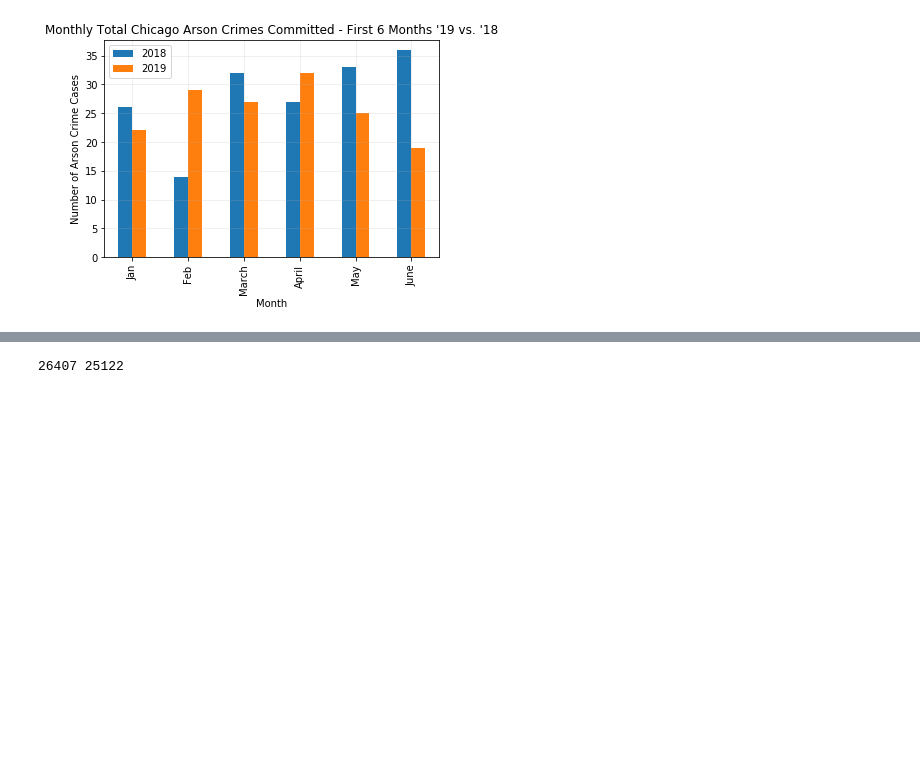
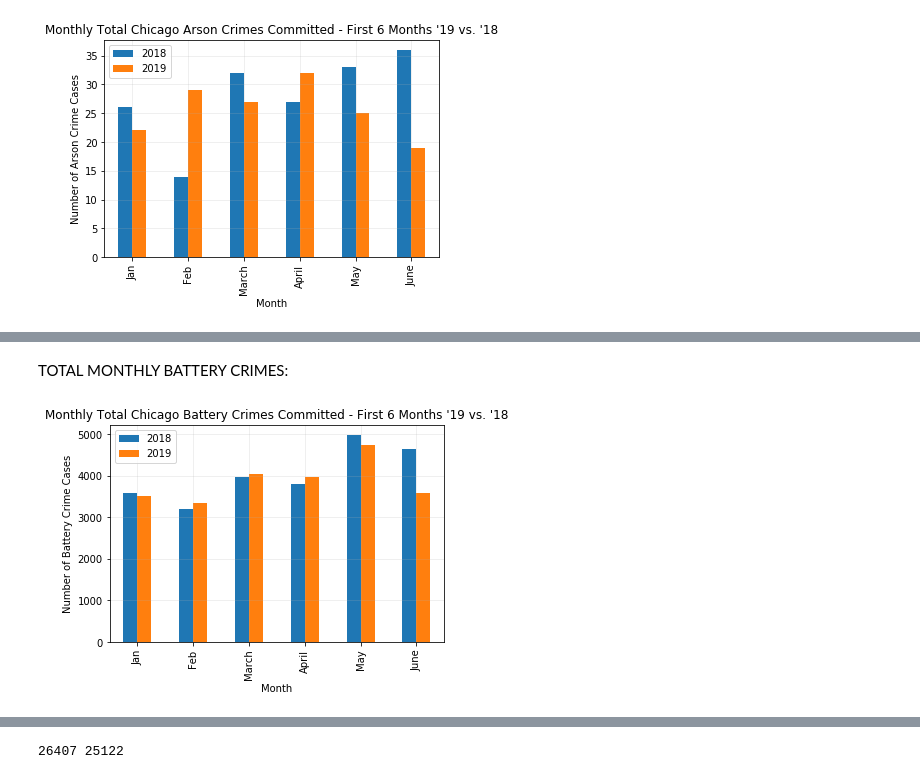
Before and after one commit to ELLowe/20190622_Group_1, a Jupyter notebook: esther_main.ipynb, the cells around one changed output, grey strips where cells are left out. Saved outputs shown, nothing was run; the diff lists cells and outputs as text; code cells hidden in the pictures; blank space fills up the shorter version.

```diff
--- a/esther_main.ipynb
+++ b/esther_main.ipynb
@@ -549,0 +569,40 @@ plt.show()
+# %% [markdown]
+TOTAL MONTHLY BATTERY CRIMES:
+# %%
+#Monthly Battery Crimes:
+battery_6mo_18 = battery_6mo_2018_df['Month'].value_counts(sort=False)
+battery_6mo_19 = battery_6mo_2019_df['Month'].value_counts(sort=False)
+battery_18_tuples = [tuple((x, y)) for x, y in battery_6mo_18.items()]
+battery_19_tuples = [tuple((x, y)) for x, y in battery_6mo_19.items()]
+
+# Summing Crime By Month For Each Year, Merging into one dataframe:
+monthly_sum_6mo_18_battery_df = pd.DataFrame(battery_18_tuples)
+monthly_sum_6mo_19_battery_df = pd.DataFrame(battery_19_tuples)
+
+
+monthly_sum_6mo_18_battery_df = monthly_sum_6mo_18_battery_df.rename(columns={0: "First 6 Months of:", 1: "2018"})
+monthly_sum_6mo_19_battery_df = monthly_sum_6mo_19_battery_df.rename(columns={0: "First 6 Months of:", 1: "2019"})
+monthly_sum_6mo_18_battery_df["First 6 Months of:"] = ["Jan","Feb","March","April","May","June"]
+monthly_sum_6mo_19_battery_df["First 6 Months of:"] = ["Jan","Feb","March","April","May","June"]
+
+monthly_sum_battery_6mo_df = pd.merge(monthly_sum_6mo_18_battery_df, monthly_sum_6mo_19_battery_df, how='outer', on = "First 6 Months of:")
+monthly_sum_battery_6mo_df = monthly_sum_battery_6mo_df.set_index('First 6 Months of:')
+monthly_sum_battery_6mo_df
+
+# USED AS AN EXAMPLE OF OTHER PLOTS THAT CAN BE GENERATED!
+# Graphing monthly sums for Battery in first 6 months 2018 & 2019:
+ay = monthly_sum_battery_6mo_df.plot.bar(rot=90)
+# Incorporate the other graph properties
+plt.title("Monthly Total Chicago Battery Crimes Committed - First 6 Months '19 vs. '18")
+plt.ylabel("Number of Battery Crime Cases")
+plt.xlabel("Month")
+plt.grid(alpha = 0.25)
+plt.xticks(rotation=90)
+
+# Save the figure
+plt.savefig("Resources/Monthly Total Chicago Battery Crimes Committed - First 6 Months '19 vs '18.png")
+
+# Show plot
+plt.show()
+# %% [output]
+[figure, added]
```
Also changed, not shown: parts of 17 cells of this notebook, 8 other files.
